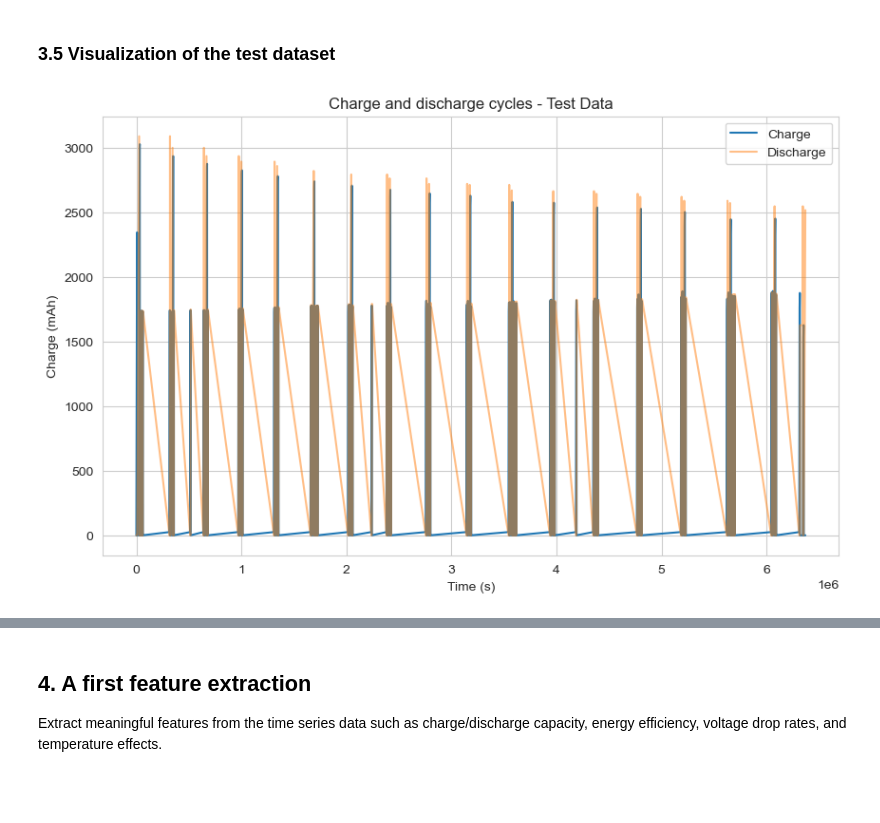
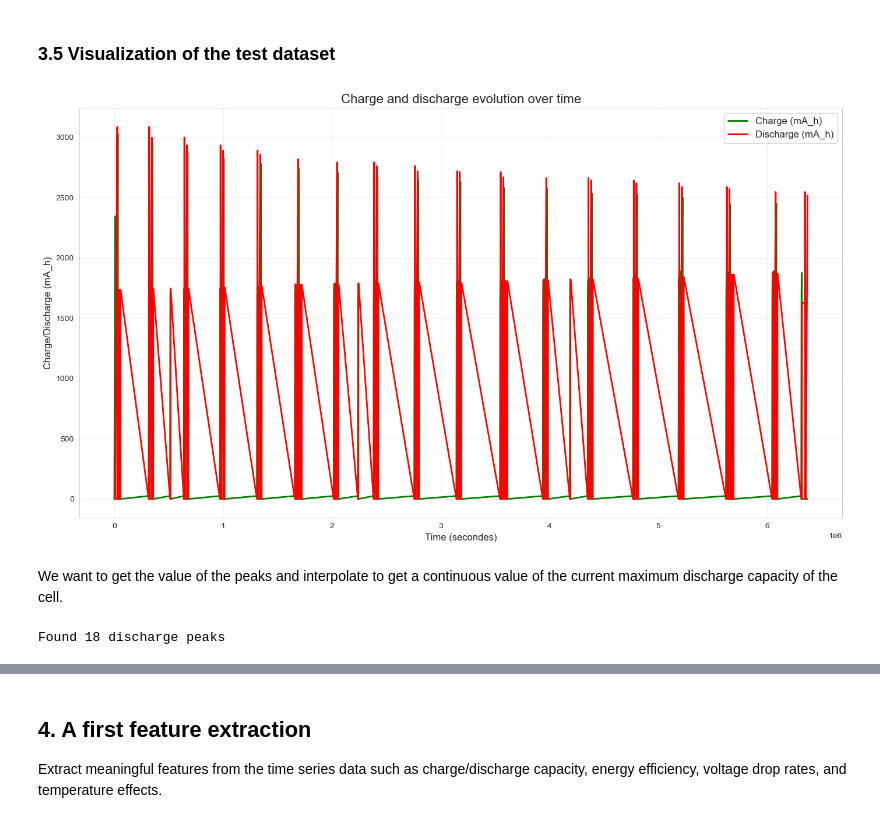
Before and after one commit to ChristopherTsa/datacamp_project, a Jupyter notebook: batteries_starting_kit.ipynb, the cells around one changed output, grey strips where cells are left out. Cells and saved outputs as stored; diff of their text form; code cells hidden in the pictures; blank space fills up the shorter version.

```diff
--- a/batteries_starting_kit.ipynb
+++ b/batteries_starting_kit.ipynb
@@ -297,4 +297,6 @@ data_cleaned['is_test_cycle'] = data_cleaned['cycleNumber'].isin(test_cycles)
 
 print(f"Marked {data_cleaned['is_test_cycle'].sum()} data points as test cycles")
 print(f"Normal cycles data points: {(~data_cleaned['is_test_cycle']).sum()}")
+
+data = data_cleaned.copy()
 # %% [output]
@@ -579,14 +600,40 @@ plt.show()
 # %% [markdown]
 ### 3.5 Visualization of the test dataset
 # %%
-# Plot charge and discharge cycles for test data
-plt.figure(figsize=(10, 6))
-plt.plot(data_test['time_s'], data_test['QCharge_mA_h'], label='Charge')
-plt.plot(data_test['time_s'], data_test['QDischarge_mA_h'], alpha=0.5, label='Discharge')
-plt.title('Charge and discharge cycles - Test Data')
-plt.xlabel('Time (s)')
-plt.ylabel('Charge (mAh)')
-plt.legend()
+plt.figure(figsize=(14, 8))
+plt.plot(data_test['time_s'], data_test['QCharge_mA_h'], color='green', linewidth=2, label='Charge (mA_h)')
+plt.plot(data_test['time_s'], data_test['QDischarge_mA_h'], color='red', linewidth=2, label='Discharge (mA_h)')
+plt.title('Charge and discharge evolution over time', fontsize=16)
+plt.xlabel('Time (secondes)', fontsize=12)
+plt.ylabel('Charge/Discharge (mA_h)', fontsize=12)
+plt.legend(fontsize=12)
+plt.grid(True, alpha=0.3)
+plt.tight_layout()
 plt.show()
 # %% [output]
-[figure, old version]
+[figure, new version]
+# %% [markdown]
+We want to get the value of the peaks and interpolate to get a continuous value of the current maximum discharge capacity of the cell.
+# %%
+from scipy.signal import find_peaks
+
+# Find peaks for discharge cycles
+peaks_indices, _ = find_peaks(data_test['QDischarge_mA_h'], height=2400, distance=10000)
+print(f"Found {len(peaks_indices)} discharge peaks")
+
+peak_times = data_test['time_s'].iloc[peaks_indices].values
+peak_values = data_test['QDischarge_mA_h'].iloc[peaks_indices].values
+peak_rows = data_test.iloc[peaks_indices]
+
+if 'data' not in globals():
+    data = pd.DataFrame({'time_s': data_test['time_s'].copy()})
+
+data['discharge_peak_value'] = np.nan
+
+for time, value in zip(peak_times, peak_values):
+    closest_idx = (data['time_s'] - time).abs().idxmin()
+    data.loc[closest_idx, 'discharge_peak_value'] = value
+
+data['discharge_peak_value'] = data['discharge_peak_value'].interpolate(method='linear')
+# %% [output]
+Found 18 discharge peaks
```
Also changed, not shown: parts of 29 cells of this notebook, 5 other files.
